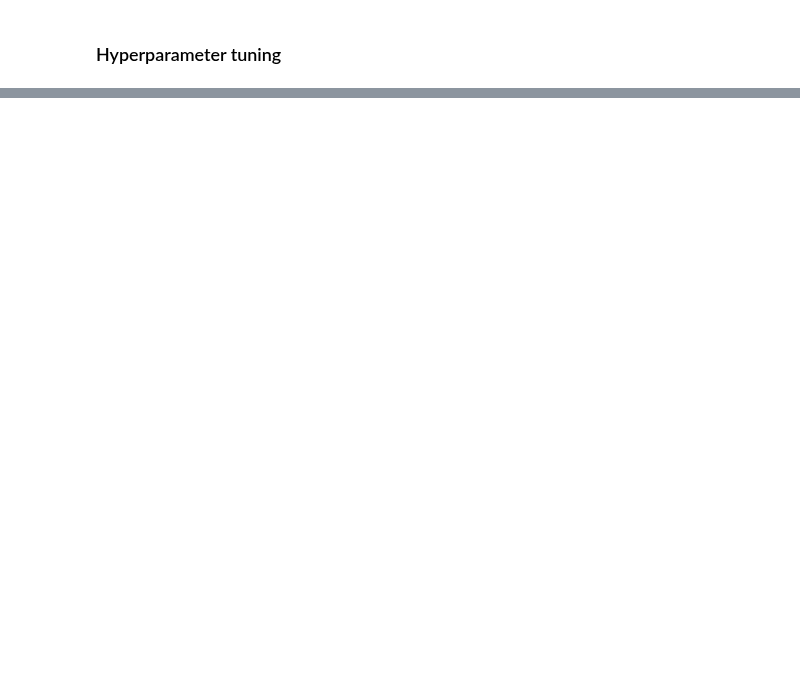
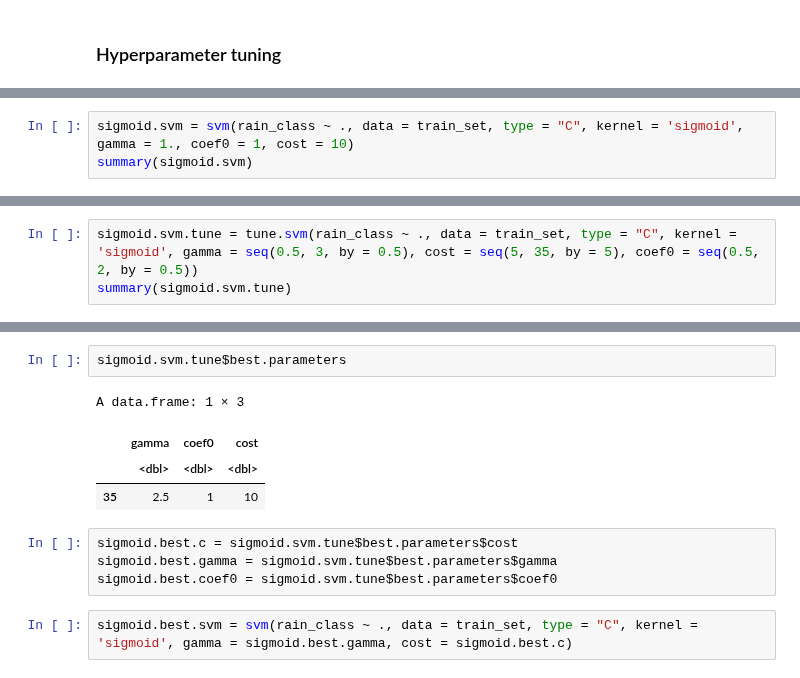
Before and after one commit to NguyenHai7120/4A-MachineLearning-Project, a Jupyter notebook: Classification-R.ipynb, the cells around one changed output, grey strips where cells are left out. Cells and saved outputs as stored; diff of their text form; blank space fills up the shorter version.

```diff
--- a/Classification-R.ipynb
+++ b/Classification-R.ipynb
@@ -139,0 +503,3 @@ linear.svm.tune$best.parameters$cost
+# %%
+sigmoid.svm = svm(rain_class ~ ., data = train_set, type = "C", kernel = 'sigmoid', gamma = 1., coef0 = 1, cost = 10)
+summary(sigmoid.svm)
@@ -139,0 +549,3 @@ linear.svm.tune$best.parameters$cost
+# %%
+sigmoid.svm.tune = tune.svm(rain_class ~ ., data = train_set, type = "C", kernel = 'sigmoid', gamma = seq(0.5, 3, by = 0.5), cost = seq(5, 35, by = 5), coef0 = seq(0.5, 2, by = 0.5))
+summary(sigmoid.svm.tune)
@@ -139,0 +570,13 @@ linear.svm.tune$best.parameters$cost
+# %%
+sigmoid.svm.tune$best.parameters
+# %% [output]
+A data.frame: 1 × 3
+|  | gamma | coef0 | cost |
+|  | <dbl> | <dbl> | <dbl> |
+| 35 | 2.5 | 1 | 10 |
+# %%
+sigmoid.best.c = sigmoid.svm.tune$best.parameters$cost
+sigmoid.best.gamma = sigmoid.svm.tune$best.parameters$gamma
+sigmoid.best.coef0 = sigmoid.svm.tune$best.parameters$coef0
+# %%
+sigmoid.best.svm = svm(rain_class ~ ., data = train_set, type = "C", kernel = 'sigmoid', gamma = sigmoid.best.gamma, cost = sigmoid.best.c)
```
Also changed, not shown: parts of 53 cells of this notebook, 2 other files.
